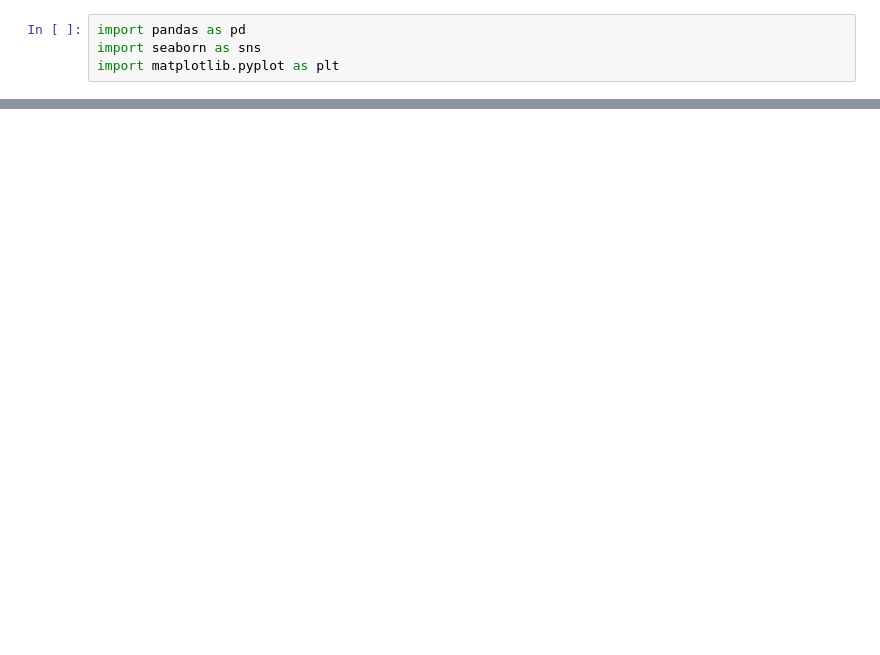
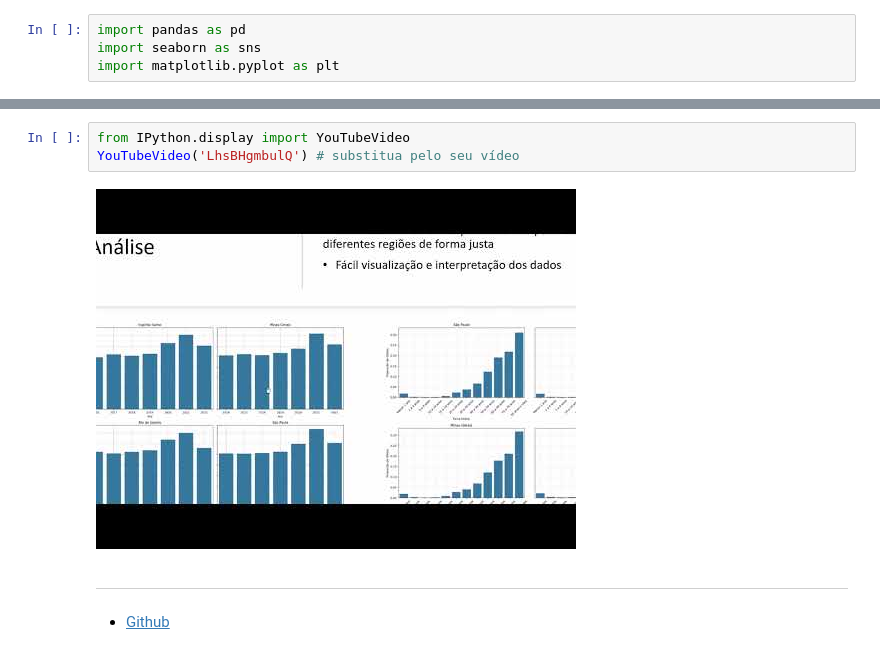
Before and after one commit to ArthurWypych/ECM514_business_case, a Jupyter notebook: Trabalho_SUS.ipynb, the cells around one changed output, grey strips where cells are left out. Cells and saved outputs as stored; diff of their text form; blank space fills up the shorter version.

```diff
--- a/Trabalho_SUS.ipynb
+++ b/Trabalho_SUS.ipynb
@@ -404,0 +405,9 @@ plt.show()
+# %%
+from IPython.display import YouTubeVideo
+YouTubeVideo('LhsBHgmbulQ') # substitua pelo seu vídeo
+# %% [output]
+[figure, added]
+# %% [markdown]
+---
+# %% [markdown]
+- [Github](https://github.com/ArthurWypych/ECM514_business_case/blob/main/)
```
Also changed, not shown: parts of 42 cells of this notebook, 3 other files.
